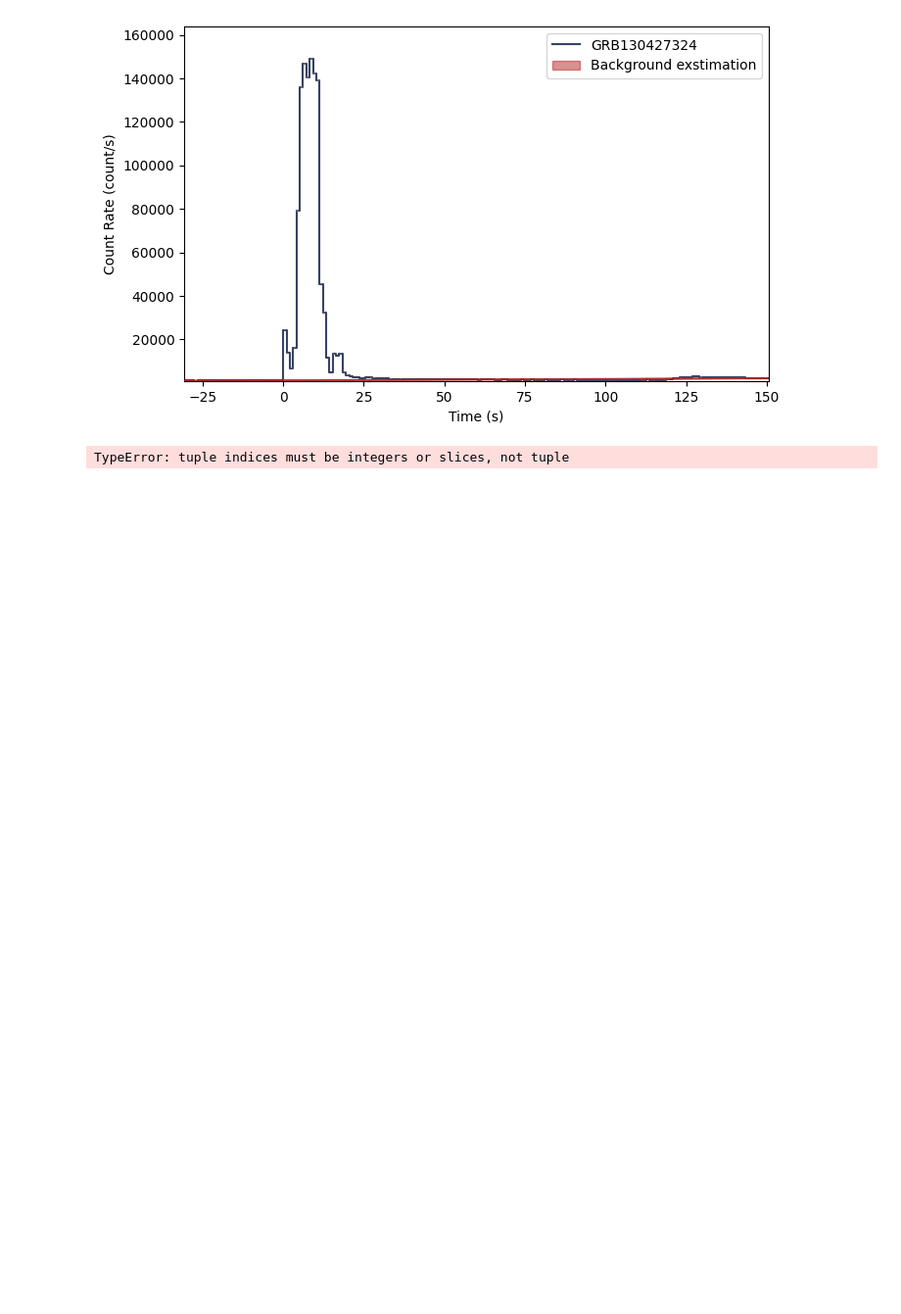
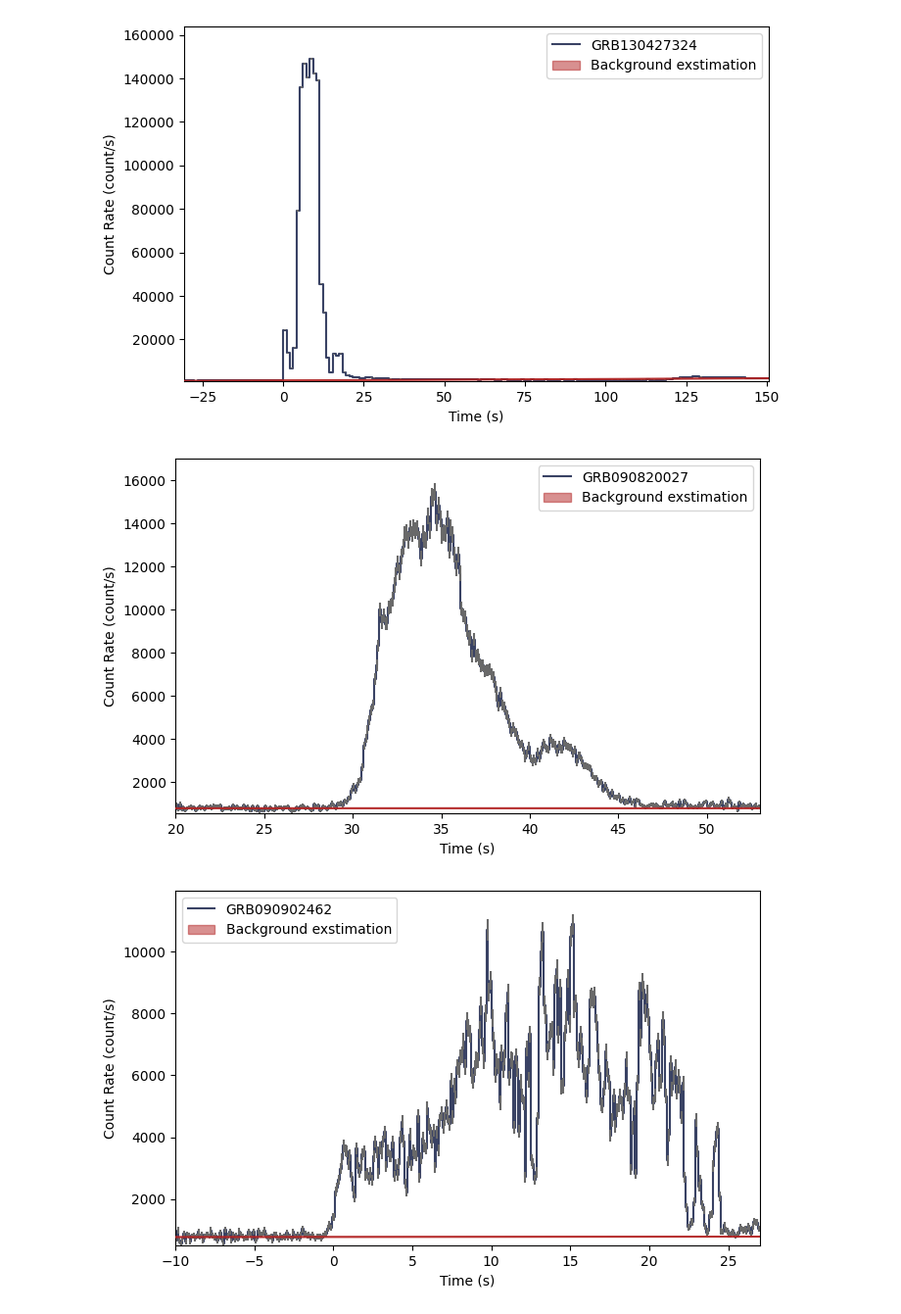
Before and after one commit to wladimiroleone/CC_project, a Jupyter notebook: quasi_automated.ipynb, the cells around one changed output. Shown: that part at 98% size. Drawn from its saved outputs; the diff is of its cells as text; code cells hidden in the pictures; blank space fills up the shorter version.

```diff
--- a/quasi_automated.ipynb
+++ b/quasi_automated.ipynb
@@ -18,10 +18,12 @@ for i in range(len(GRB)):
 Considered GRB:
 ['GRB090820027', 'GRB090902462', 'GRB120624933', 'GRB130427324']
 # %%
+trig_dets=[]
 for i in range (len(GRB)):
     trigdat = Trigdat.open('bn'+GRB[i]+'/glg_trigdat_all_bn'+GRB[i]+'_v01.fit')
     trigdat.headers.keys()
     phaii = trigdat.to_ctime('n0')
+    trig_dets.append(trigdat.triggered_detectors)
     print('During the GRB'+GRB[i]+',triggered detectors are:',trig_dets[i])
 # %% [output]
 During the GRB090820027,triggered detectors are: ['n2', 'n5']
@@ -260,32 +260,34 @@ for burst in range(len(GRB)):
 # %%
 # bin to 0.1 s resolution, reference time is trigger time
 phaii=[]
 for burst in range(len(GRB)):
-    # bin to 1.024 s resolution, reference time is trigger time
-    phaii.append( tte[burst].to_phaii(bin_by_time, 1.024, time_ref=0.0) )
+    # bin to 0.1 s resolution, reference time is trigger time
+    phaii.append( tte[burst].to_phaii(bin_by_time, 0.1, time_ref=0.0) )
 #Producing the Light curve
 from gbm.plot import Lightcurve, Spectrum
 #Selecting Energy range and time interval of the light curve
 erange = (50.0, 300.0)
+lc_data=[]
+lc_plot=[]
 #Selecting a new time interval to plot the lc
-time_split = (time_split[0,0], GRB_trig_time[0]+30)
-lc_data = phaii[0].to_lightcurve(time_range=time_split[0,0],energy_range=erange)
-#BKG extimation, selecting the BKG intervals
-bkgd_times = [(time_split[0,0], BKG_start_time[0])]
-# the background fitter interface
-from gbm.background import BackgroundFitter
-# GBM fitting algorithm
-from gbm.background.binned import Polynomial
-# we initialize our background fitter with the phaii object, the algorithm, and the time ranges to fit.
-# if we were using an unbinned algorithm, we'd call .from_tte() and give it tte instead of phaii
-backfitter = BackgroundFitter.from_phaii(phaii[0], Polynomial, time_ranges=bkgd_times)
-# and once initialized, we can run the fit with the fitting parameters appropriate for our algorithm.
-# here, we'll do a 2st order polynomial
-backfitter.fit(order=1)
-#backfitter.statistic/backfitter.dof
-bkgd = backfitter.interpolate_bins(phaii[0].data.tstart, phaii.data.tstop)
-lc_bkgd = bkgd.integrate_energy(*erange)
-lcplot = Lightcurve(data=lc_data, background=lc_bkgd)
-plt.show()
+time_split=np.zeros((4,2))
+temp=np.zeros(2)
+for burst in range(len(GRB)):
+    if (burst==0):
+        time_split[burst,0]= BKG_start_time[burst]+20
+        time_split[burst,1]=GRB_trig_time[burst]+25
+
+    if(burst>0):
+        time_split[burst,0]= BKG_start_time[burst]-10
+        time_split[burst,1]=GRB_trig_time[burst]
+        if (time_split[burst,1]>50):
+            time_split[burst,1]=25
+    temp[0]=time_split[burst,0]
+    temp[1]=time_split[burst,1]
+    lc_data.append(phaii[burst].to_lightcurve(time_range=temp,energy_range=erange))
+    lc_plot.append(0)
+    lc_plot[burst]=Lightcurve(data=lc_data[burst],background=lc_bkgd[burst])
+    plt.legend(['GRB'+GRB[burst],'Background exstimation'])
 # %% [output]
-TypeError: tuple indices must be integers or slices, not tuple
+[figure, added]
+[figure, added]
```
Also changed, not shown: parts of 6 cells of this notebook.
